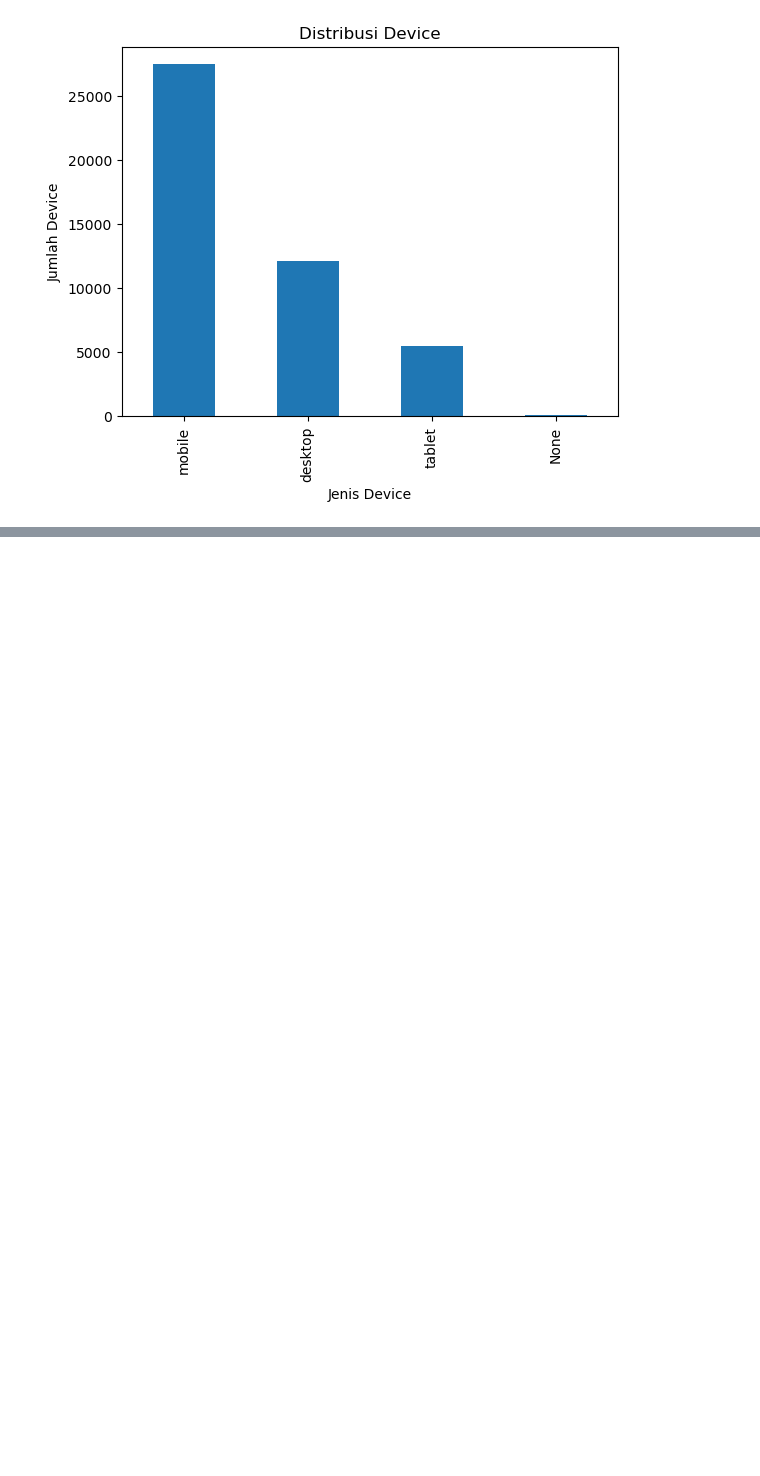
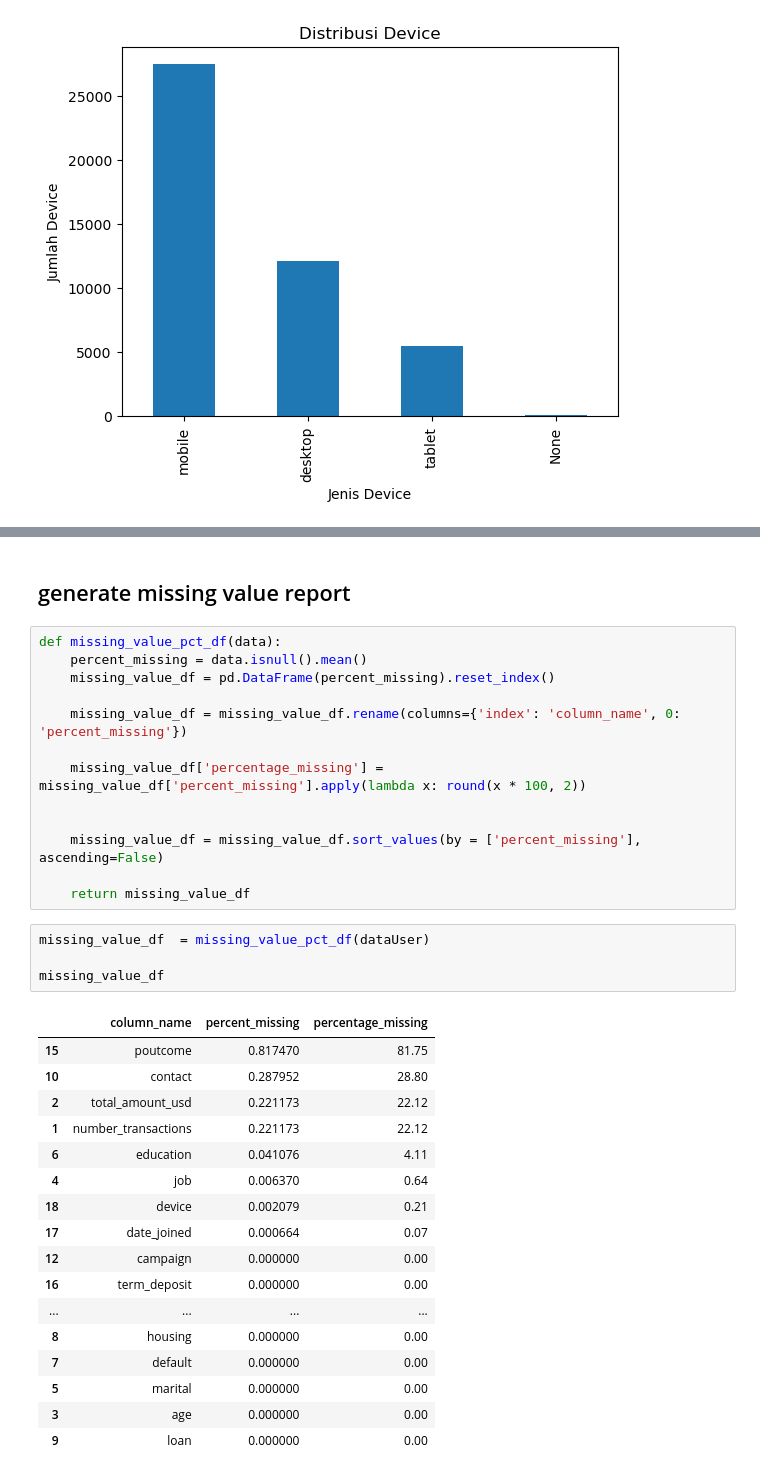
Before and after one commit to arsenewe/CDSP-KLSD, a Jupyter notebook: Day_2/CDSP_Septian Enggar Sukmana_Politeknik Negeri Malang/day_2_EDA.ipynb, the cells around one changed output, grey strips where cells are left out. Saved outputs shown, nothing was run; the diff lists cells and outputs as text; blank space fills up the shorter version.

Commit message:
add sampai cleansing missing values

```diff
--- a/Day_2/CDSP_Septian Enggar Sukmana_Politeknik Negeri Malang/day_2_EDA.ipynb
+++ b/Day_2/CDSP_Septian Enggar Sukmana_Politeknik Negeri Malang/day_2_EDA.ipynb
@@ -360,0 +453,37 @@ Text(0.5, 0, 'Jenis Device')
+# %% [markdown]
+## generate missing value report
+# %%
+def missing_value_pct_df(data):
+    percent_missing = data.isnull().mean()
+    missing_value_df = pd.DataFrame(percent_missing).reset_index()
+
+    missing_value_df = missing_value_df.rename(columns={'index': 'column_name', 0: 'percent_missing'})
+
+    missing_value_df['percentage_missing'] = missing_value_df['percent_missing'].apply(lambda x: round(x * 100, 2))
+
+
+    missing_value_df = missing_value_df.sort_values(by = ['percent_missing'], ascending=False)
+
+    return missing_value_df
+# %%
+missing_value_df  = missing_value_pct_df(dataUser)
+
+missing_value_df
+# %% [output]
+|  | column_name | percent_missing | percentage_missing |
+| 15 | poutcome | 0.817470 | 81.75 |
+| 10 | contact | 0.287952 | 28.80 |
+| 2 | total_amount_usd | 0.221173 | 22.12 |
+| 1 | number_transactions | 0.221173 | 22.12 |
+| 6 | education | 0.041076 | 4.11 |
+| 4 | job | 0.006370 | 0.64 |
+| 18 | device | 0.002079 | 0.21 |
+| 17 | date_joined | 0.000664 | 0.07 |
+| 12 | campaign | 0.000000 | 0.00 |
+| 16 | term_deposit | 0.000000 | 0.00 |
+| ... | ... | ... | ... |
+| 8 | housing | 0.000000 | 0.00 |
+| 7 | default | 0.000000 | 0.00 |
+| 5 | marital | 0.000000 | 0.00 |
+| 3 | age | 0.000000 | 0.00 |
+| 9 | loan | 0.000000 | 0.00 |
```
Also changed, not shown: parts of 34 cells of this notebook.
